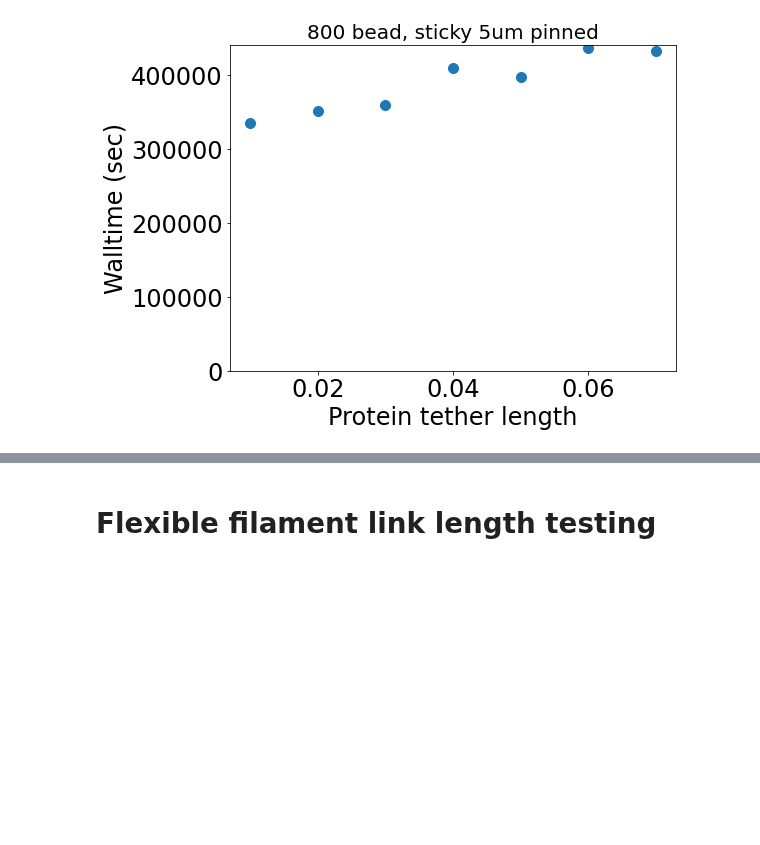
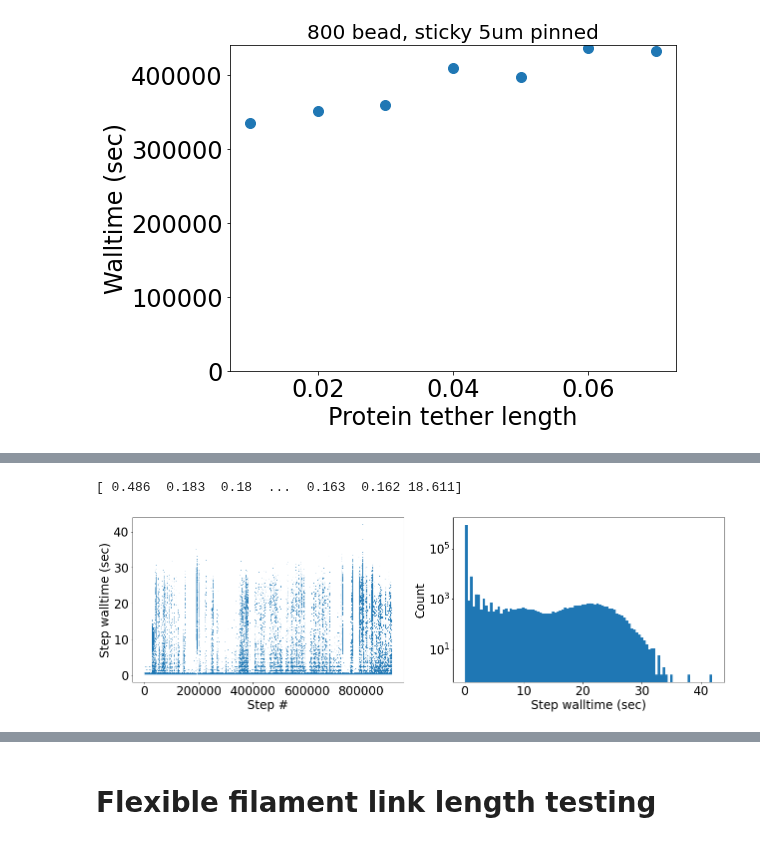
Before and after one commit to palladio11/aLENS_analysis, a Jupyter notebook: notebooks/02-Testing.ipynb, the cells around one changed output, grey strips where cells are left out. Cells and saved outputs as stored; diff of their text form; code cells hidden in the pictures; blank space fills up the shorter version.

```diff
--- a/notebooks/02-Testing.ipynb
+++ b/notebooks/02-Testing.ipynb
@@ -675,0 +730,19 @@ plt.hist(timesteps,bins=100)
+# %%
+# test_path = '/home/alamson/DATA/Chromatin/22-04-15_aLchr1_scan.12_line800_sticky55nm_eps1_Ka30_4umconf/simulations/s1/run.log'
+fig, axarr = plt.subplots(1,2, figsize=(18, 6 ))
+
+#test_path = Path.home() / 'ceph/DATA/Chromatin/22-07-06_aLc1_line262144_hilbert_confRad3um_256/outrunLog.1481149.1481149.4294967294.worker5111.out'
+#timesteps = aa.runlog_funcs.get_wt_timestep(test_path)
+print(timesteps)
+_ = axarr[0].plot(timesteps, marker=',', linestyle=" ")
+_ = axarr[1].hist(timesteps, label = f'Mean time/step = {timesteps.mean():.2f}', bins=100)
+_ = axarr[0].set_xlabel("Step #")
+_ = axarr[0].set_ylabel("Step walltime (sec)")
+_ = axarr[1].set_xlabel("Step walltime (sec)")
+_ = axarr[1].set_ylabel("Count")
+_ = axarr[1].set_yscale("log")
+
+fig.tight_layout()
+# %% [output]
+[ 0.486  0.183  0.18  ...  0.163  0.162 18.611]
+[figure, added]
```
Also changed, not shown: parts of 5 cells of this notebook, 4 other files.
